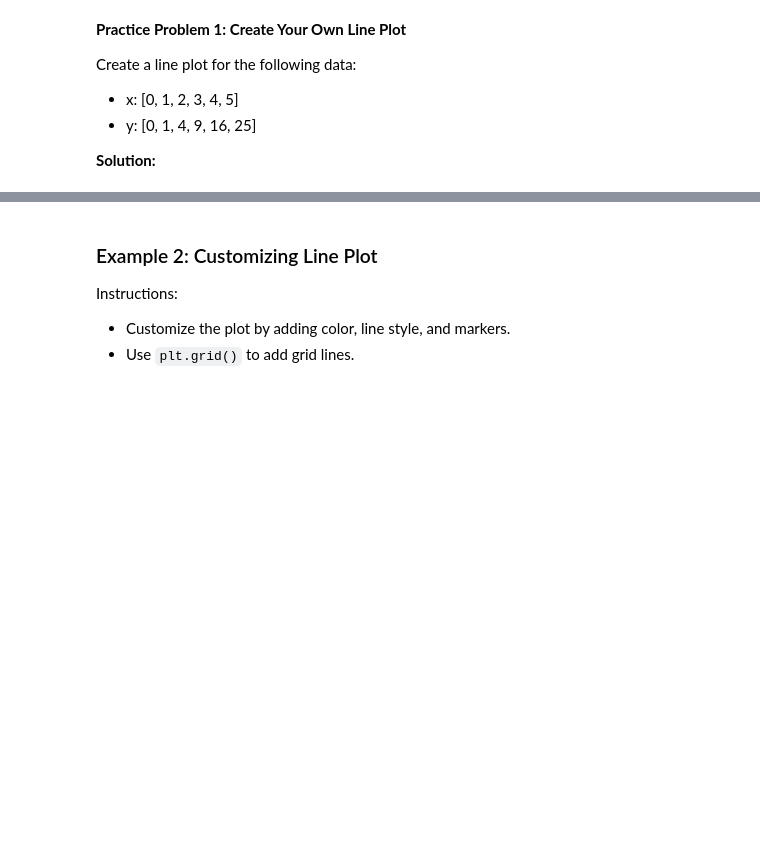
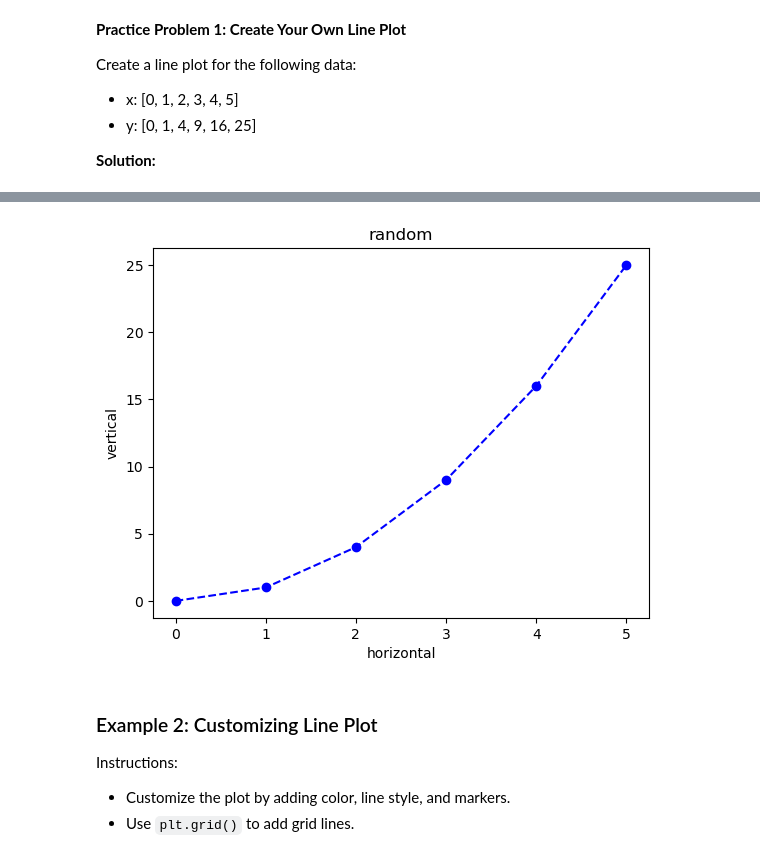
Before and after one commit to idontwantausername94/CFR-2025, a Jupyter notebook: Python/Session 08 - Plotting data and visualization.ipynb, the cells around one changed output, grey strips where cells are left out. Saved outputs shown, nothing was run; the diff lists cells and outputs as text; code cells hidden in the pictures; blank space fills up the shorter version.

```diff
--- a/Python/Session 08 - Plotting data and visualization.ipynb
+++ b/Python/Session 08 - Plotting data and visualization.ipynb
@@ -55,3 +81,12 @@ Create a line plot for the following data:
+# %%
+
+plt.plot(x, y, color="blue", linestyle="--", marker="o")
+plt.title("random")
+plt.xlabel("horizontal")
+plt.ylabel("vertical")
+plt.show()
+# %% [output]
+[figure, added]
 # %% [markdown]
 ### Example 2: Customizing Line Plot
 
```
Also changed, not shown: parts of 9 cells of this notebook, 1 other file.
